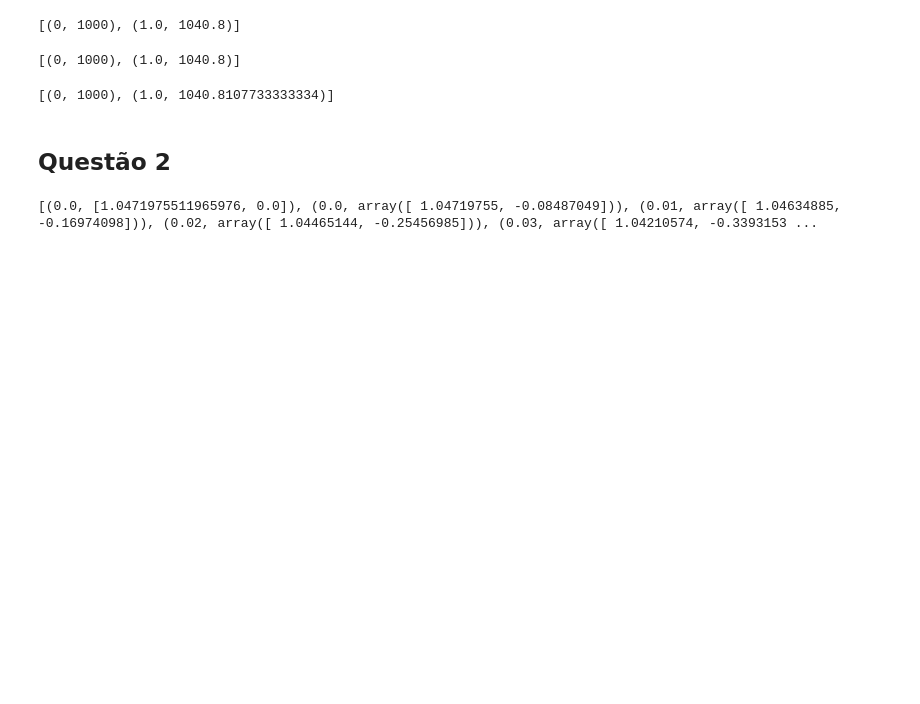
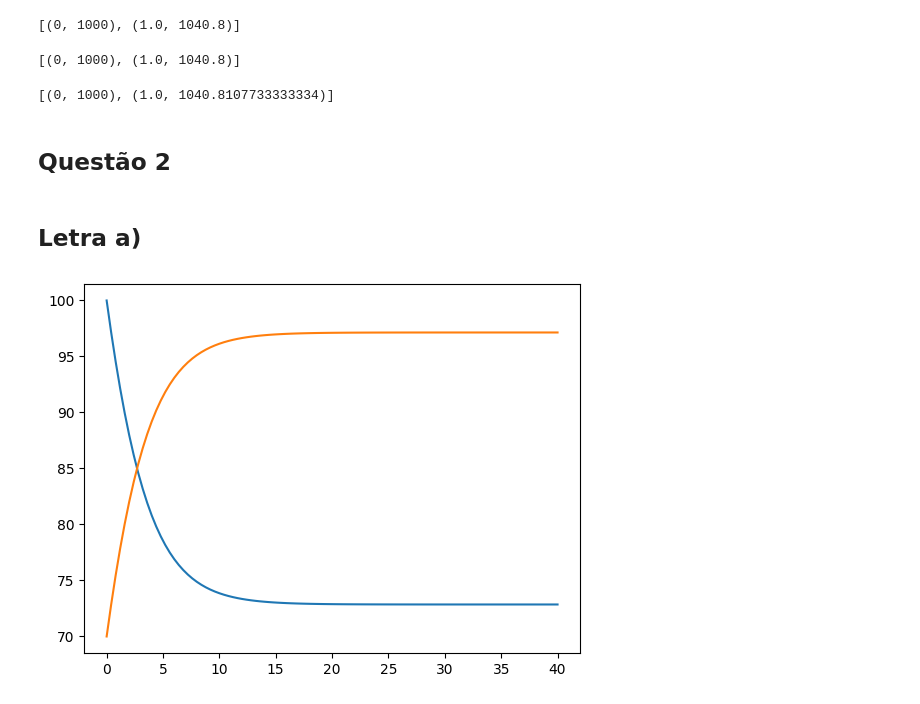
Before and after one commit to diegomatos321/UFRJ-Laboratorios, a Jupyter notebook: computacao-cientifica-edos-2025-01/metodos-runge-kutta.ipynb, the cells around one changed output. Saved outputs shown, nothing was run; the diff lists cells and outputs as text; code cells hidden in the pictures; blank space fills up the shorter version.

Commit message:
WIP: aplicacao dos metodos runge kutta em sistemas dinamicos

```diff
--- a/computacao-cientifica-edos-2025-01/metodos-runge-kutta.ipynb
+++ b/computacao-cientifica-edos-2025-01/metodos-runge-kutta.ipynb
@@ -90,7 +90,7 @@ print(result)
 # %%
 def runge_kutta_ralston_method(f, t0, y0, tf, n):
     """
-    Solve the ODE dy/dx = f(x, y) using improved Euler's method.
+    Solve the ODE dy/dx = f(x, y) using ralston method.
     Parameters:
     f : callable
         The function representing the ODE dy/dx = f(x, y).
@@ -109,7 +109,7 @@ def runge_kutta_ralston_method(f, t0, y0, tf, n):
 
     delta = (tf - t0) / n
     i = 0
-    results = [(t0, t0)]
+    results = [(t0, y0)]
 
     while i < n:
         k1 = f(t0, y0)
@@ -182,3 +182,5 @@ print(result)
 [(0, 1000), (1.0, 1040.8107733333334)]
 # %% [markdown]
 ## Questão 2
+# %% [markdown]
+## Letra a)
@@ -185,36 +189,26 @@ print(result)
 # %%
-import math
-
-# mi = 1
-# betha = 1
-
-# def f(t, x):
-#     s = x[0]
-#     i = x[1]
-#     N = s + i
-
-#     ds = mi*N - betha*(s*i)/N - mi * s
-#     di = betha*(s*i)/N - mi*i
-#     return np.array([ds, di])
-
-g = 9.8
-
-#comprimento do pêndulo
-l = 1.0
+mi = 0.3
+betha = 0.7
 
 def f(t, x):
-    # a função retorna um vetor (objeto numpy.ndarray), construido a partir das duas
-    # componentes x[0] e x[1] do vetor x usando a função numpy.array.
-    a = x[1]
-    b = -(g/l) * math.sin(x[0])
-    return np.array([a, b])
+    s = x[0]
+    i = x[1]
+    N = s + i
 
-steps = 1000
-t0 = 0.0
-tf = 10.0
-x0 = [math.pi/3, 0.0]
+    ds = mi*N - betha*(s*i)/N - mi * s
+    di = betha*(s*i)/N - mi*i
+    return np.array([ds, di])
 
-result = euler_method( f, t0, x0, tf, steps )
-print(result)
+ralston_results = runge_kutta_ralston_method(f, 0, np.array([100, 70]), 40, 100)
+classic_results = runge_kutta_classic_method(f, 0, np.array([100, 70]), 40, 100)
-# %% [output]
-[(0.0, [1.0471975511965976, 0.0]), (0.0, array([ 1.04719755, -0.08487049])), (0.01, array([ 1.04634885, -0.16974098])), (0.02, array([ 1.04465144, -0.25456985])), (0.03, array([ 1.04210574, -0.3393153 ...
+# %%
+time = [r[0] for r in ralston_results]
+results1 = [r[1][0] for r in ralston_results]
+results2 = [r[1][1] for r in ralston_results]
+
+fig, ax = plt.subplots()
+ax.plot(time, results1)
+ax.plot(time, results2)
+plt.show()
+# %% [output]
+[figure, added]
```
Also changed, not shown: parts of 7 cells of this notebook.
